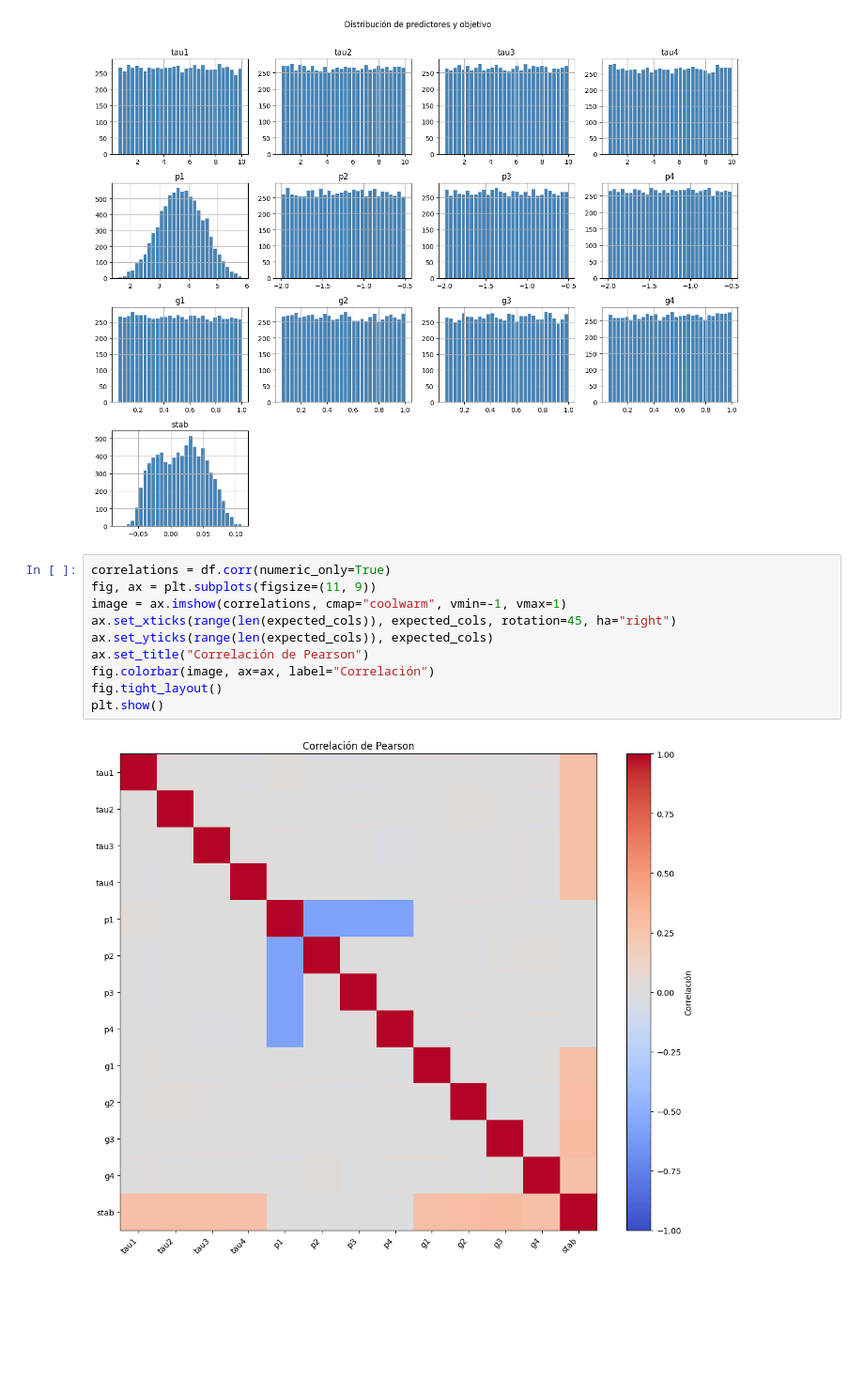
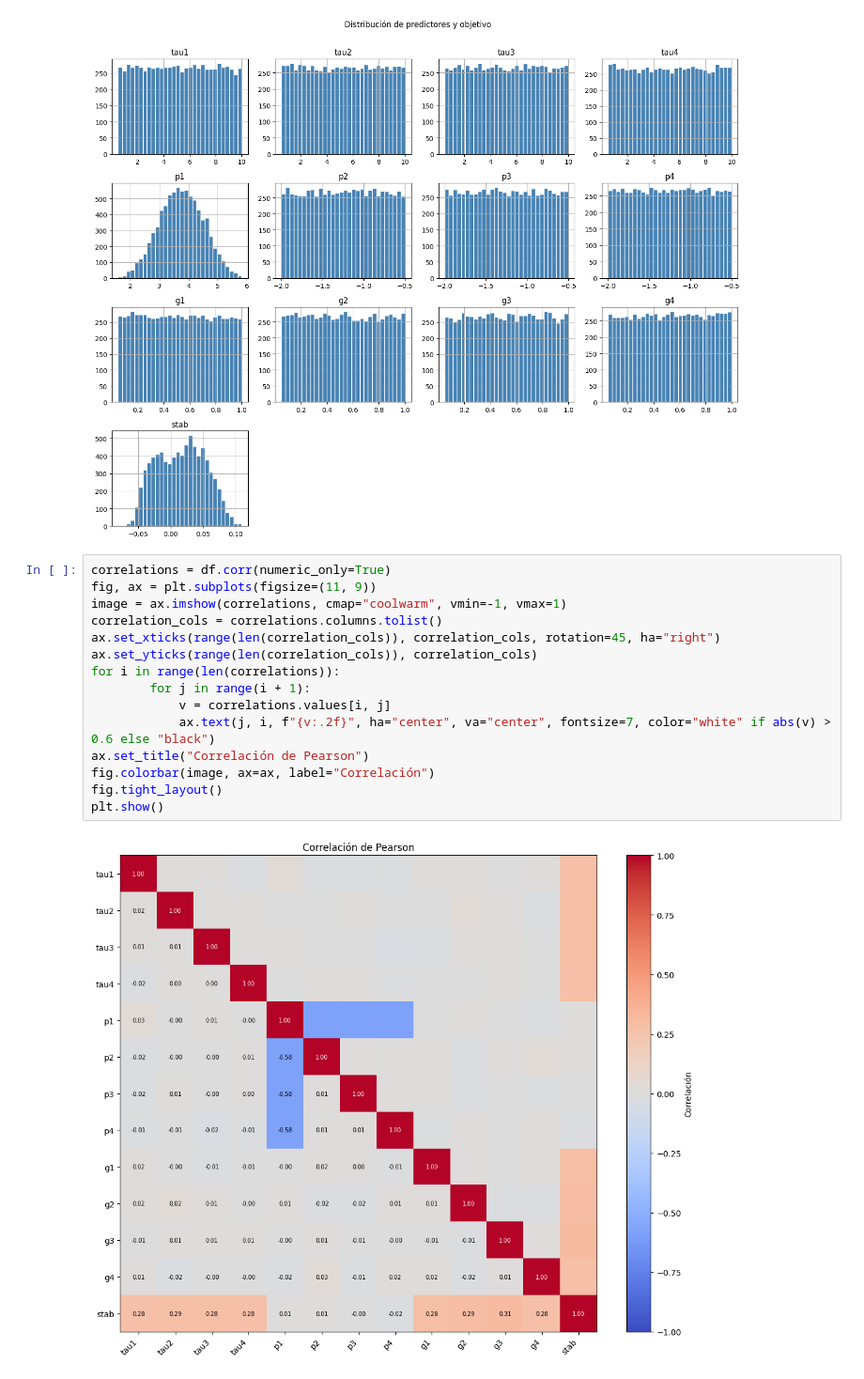
Before and after one commit to RaulLopez1903/MIA_Raul_P., a Jupyter notebook: Aprendizaje_supervisado/modulo2/Perez_Raul_Examen_Modulo2.ipynb, the cells around one changed output. Shown at 94% size. Drawn from its saved outputs; the diff is of its cells as text; blank space fills up the shorter version.

```diff
--- a/Aprendizaje_supervisado/modulo2/Perez_Raul_Examen_Modulo2.ipynb
+++ b/Aprendizaje_supervisado/modulo2/Perez_Raul_Examen_Modulo2.ipynb
@@ -143,12 +147,17 @@ plt.show()
 # %%
 correlations = df.corr(numeric_only=True)
 fig, ax = plt.subplots(figsize=(11, 9))
 image = ax.imshow(correlations, cmap="coolwarm", vmin=-1, vmax=1)
-ax.set_xticks(range(len(expected_cols)), expected_cols, rotation=45, ha="right")
-ax.set_yticks(range(len(expected_cols)), expected_cols)
+correlation_cols = correlations.columns.tolist()
+ax.set_xticks(range(len(correlation_cols)), correlation_cols, rotation=45, ha="right")
+ax.set_yticks(range(len(correlation_cols)), correlation_cols)
+for i in range(len(correlations)):
+        for j in range(i + 1):
+            v = correlations.values[i, j]
+            ax.text(j, i, f"{v:.2f}", ha="center", va="center", fontsize=7, color="white" if abs(v) > 0.6 else "black")
 ax.set_title("Correlación de Pearson")
 fig.colorbar(image, ax=ax, label="Correlación")
 fig.tight_layout()
 plt.show()
 # %% [output]
-[figure, old version]
+[figure, new version]
```
Also changed, not shown: parts of 31 cells of this notebook, 27 other files.
